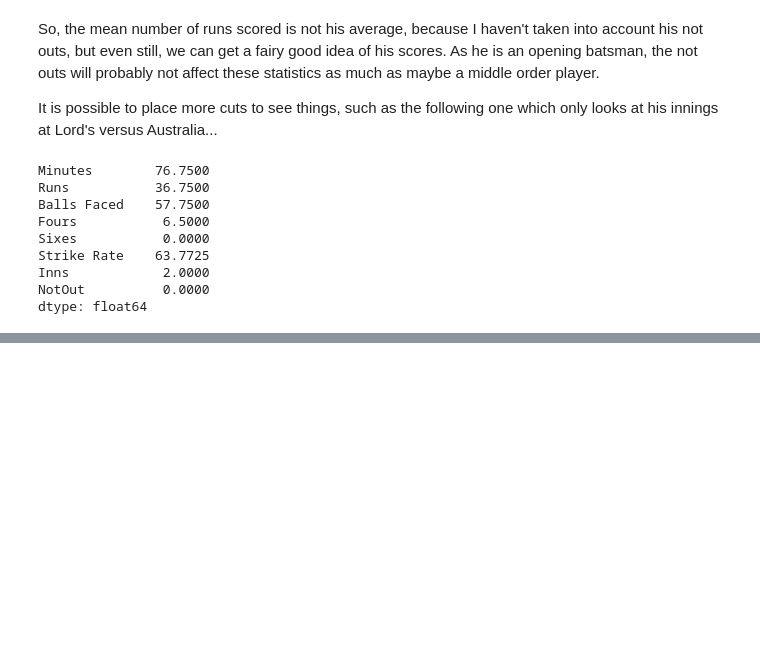
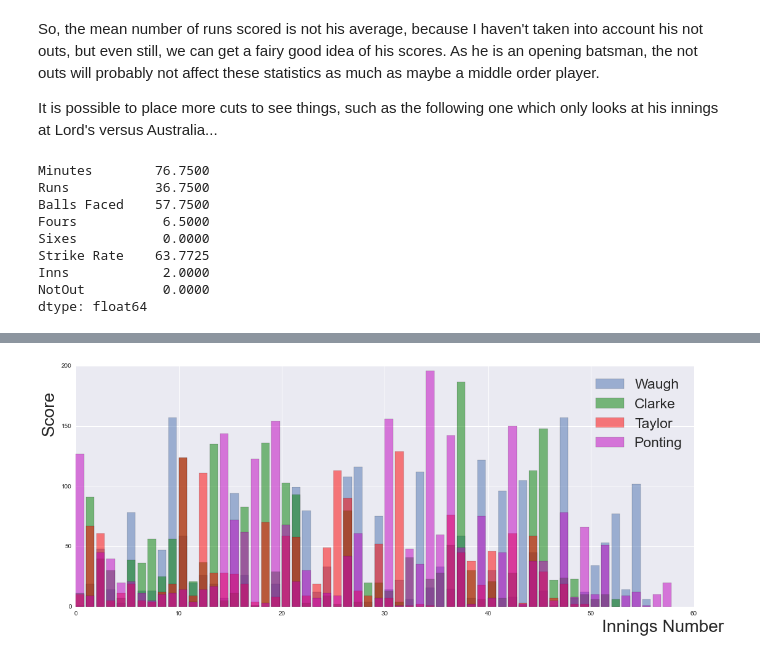
Before and after one commit to maclamont/Cricket, a Jupyter notebook: Cricket.ipynb, the cells around one changed output, grey strips where cells are left out. Saved outputs shown, nothing was run; the diff lists cells and outputs as text; code cells hidden in the pictures; blank space fills up the shorter version.

```diff
--- a/Cricket.ipynb
+++ b/Cricket.ipynb
@@ -323,0 +451,21 @@ dtype: float64
+# %%
+dfWaughvsEng = dfBattingMain[dfBattingMain["Player"] == "SR Waugh"][dfBattingMain["Opposition"] == "England"]
+dfClarkevsEng = dfBattingMain[dfBattingMain["Player"] == "MJ Clarke"][dfBattingMain["Opposition"] == "England"]
+dfPontingvsEng = dfBattingMain[dfBattingMain["Player"] == "RT Ponting"][dfBattingMain["Opposition"] == "England"]
+dfTaylorvsEng = dfBattingMain[dfBattingMain["Player"] == "MA Taylor"][dfBattingMain["Opposition"] == "England"]
+# %%
+dfWaughvsEng.reset_index(inplace=True)
+dfClarkevsEng.reset_index(inplace=True)
+dfPontingvsEng.reset_index(inplace=True)
+dfTaylorvsEng.reset_index(inplace=True)
+
+dfWaughvsEng.drop(["index"],1,inplace=True)
+dfClarkevsEng.drop(["index"],1,inplace=True)
+dfPontingvsEng.drop(["index"],1,inplace=True)
+dfTaylorvsEng.drop(["index"],1,inplace=True)
+
+dfWaughvsEng.reset_index(inplace=True)
+dfClarkevsEng.reset_index(inplace=True)
+dfPontingvsEng.reset_index(inplace=True)
+dfTaylorvsEng.reset_index(inplace=True)
+dfTaylorvsEng.head()
@@ -323,0 +479,15 @@ dtype: float64
+# %%
+fig = plt.figure(figsize=(18,7))
+
+plt.bar(dfWaughvsEng["index"],dfWaughvsEng["Runs"],label="Waugh",alpha=0.5)
+plt.bar(dfClarkevsEng["index"],dfClarkevsEng["Runs"],label="Clarke",color='g',alpha=0.5)
+plt.bar(dfTaylorvsEng["index"],dfTaylorvsEng["Runs"],label="Taylor",color='r',alpha=0.5)
+plt.bar(dfPontingvsEng["index"],dfPontingvsEng["Runs"],label="Ponting",color='m',alpha=0.5)
+plt.legend(fontsize=23)
+plt.xlabel("Innings Number",fontsize=28,x=0.95,y=1)
+plt.ylabel("Score",fontsize=28,x=0,y=0.8)
+plt.show()
+
+fig.savefig('OZCaptainsVsEng.png')
+# %% [output]
+[figure, added]
```
Also changed, not shown: parts of 50 cells of this notebook, 4 other files.
